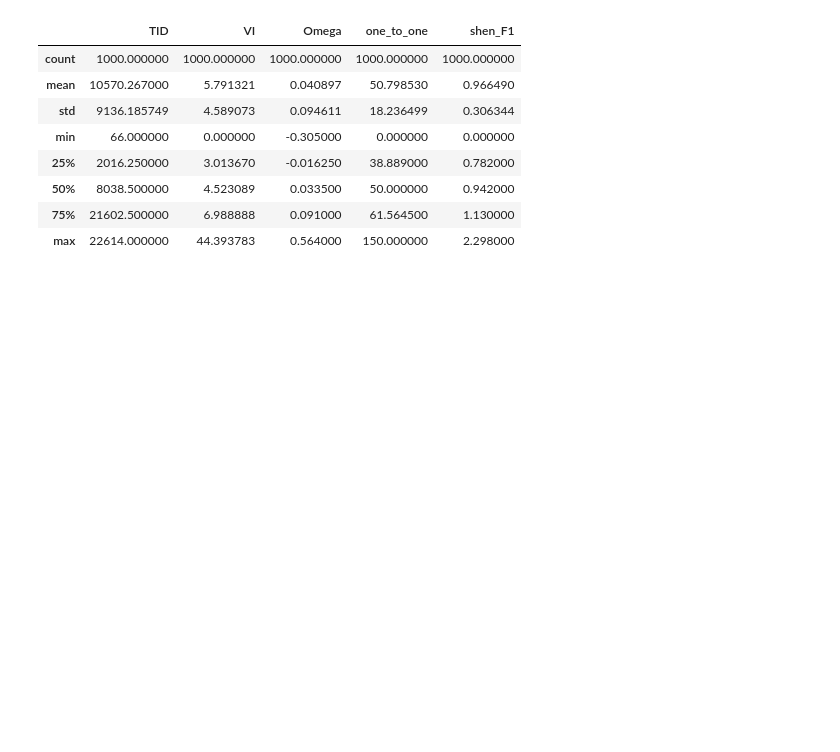
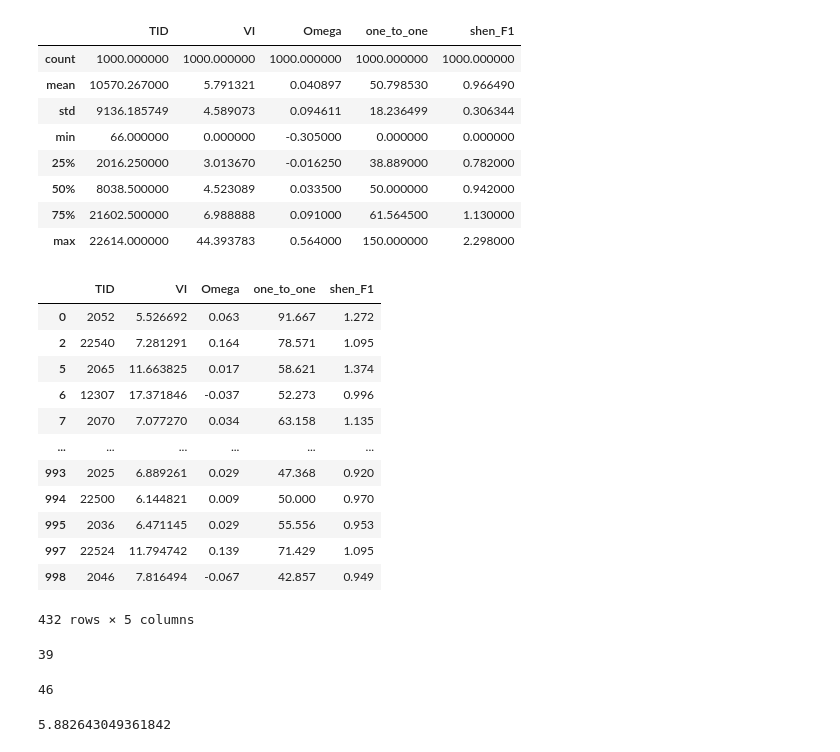
Before and after one commit to anandraiyer/access_forums_eval, a Jupyter notebook: testing_framework.ipynb, the cells around one changed output. Cells and saved outputs as stored; diff of their text form; code cells hidden in the pictures; blank space fills up the shorter version.

```diff
--- a/testing_framework.ipynb
+++ b/testing_framework.ipynb
@@ -377,6 +377,7 @@ print(VI, one_one, omega,shen_f1)
 # %%
 model1_test = pd.read_csv('/content/drive/MyDrive/inference.forum.test.out', header=None) #2019 ACL Model by Kummerfeld et al. trained on IRC
 model2_test = pd.read_csv('/content/drive/MyDrive/inference.forum.test.1.out', header=None) #2019 ACL Model by Kummerfeld et al. trained on Forum
+model3_test = pd.read_csv('/content/drive/MyDrive/inference-forum.ptr.out', header=None) #2020 EMNLP Model by Yu et al. trained on IRC
 # %%
 threadID_list = []
 parent_list = []
@@ -583,10 +663,10 @@ def get_metrics(s1,s2):
   omega_list = []
   one_one_list = []
   shen_f1_list = []
-
+  counter = 0
   for i in range(len(s1)):
     if (len(s1[i]) == 0) or (len(s2[i]) == 0):
-      print(i)
+      counter = counter + 1
       VI_list.append(0)
       omega_list.append(0)
       one_one_list.append(0)
@@ -600,6 +680,7 @@ def get_metrics(s1,s2):
       omega_list.append(OM)
       one_one_list.append(OVO)
       shen_f1_list.append(SF1)
+  print('No Predictions :'+str(counter))
   metrics = pd.DataFrame()
   metrics['TID'] = list(test_threads)
   metrics['VI'] = VI_list
@@ -635,3 +736,31 @@ metrics.describe() #model 1
 | 50% | 8038.500000 | 4.523089 | 0.033500 | 50.000000 | 0.942000 |
 | 75% | 21602.500000 | 6.988888 | 0.091000 | 61.564500 | 1.130000 |
 | max | 22614.000000 | 44.393783 | 0.564000 | 150.000000 | 2.298000 |
+# %%
+metrics[metrics['VI']>5]
+# %% [output]
+|  | TID | VI | Omega | one_to_one | shen_F1 |
+| 0 | 2052 | 5.526692 | 0.063 | 91.667 | 1.272 |
+| 2 | 22540 | 7.281291 | 0.164 | 78.571 | 1.095 |
+| 5 | 2065 | 11.663825 | 0.017 | 58.621 | 1.374 |
+| 6 | 12307 | 17.371846 | -0.037 | 52.273 | 0.996 |
+| 7 | 2070 | 7.077270 | 0.034 | 63.158 | 1.135 |
+| ... | ... | ... | ... | ... | ... |
+| 993 | 2025 | 6.889261 | 0.029 | 47.368 | 0.920 |
+| 994 | 22500 | 6.144821 | 0.009 | 50.000 | 0.970 |
+| 995 | 2036 | 6.471145 | 0.029 | 55.556 | 0.953 |
+| 997 | 22524 | 11.794742 | 0.139 | 71.429 | 1.095 |
+| 998 | 2046 | 7.816494 | -0.067 | 42.857 | 0.949 |
+432 rows × 5 columns
+# %%
+len(preds[preds['ThreadID']==21905]['P'])
+# %% [output]
+39
+# %%
+len(gold[gold['ThreadID']==21905]['P'])
+# %% [output]
+46
+# %%
+math.log(46,2)
+# %% [output]
+5.882643049361842
```
Also changed, not shown: parts of 15 cells of this notebook.
